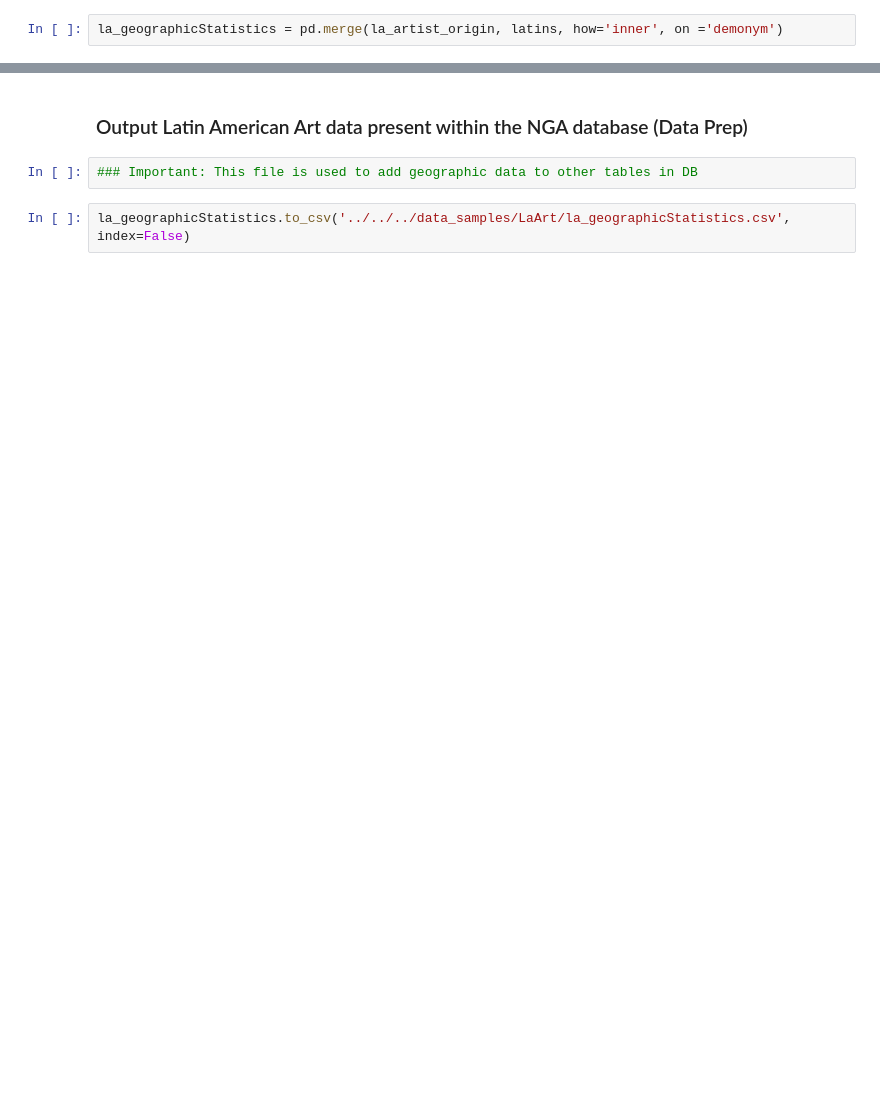
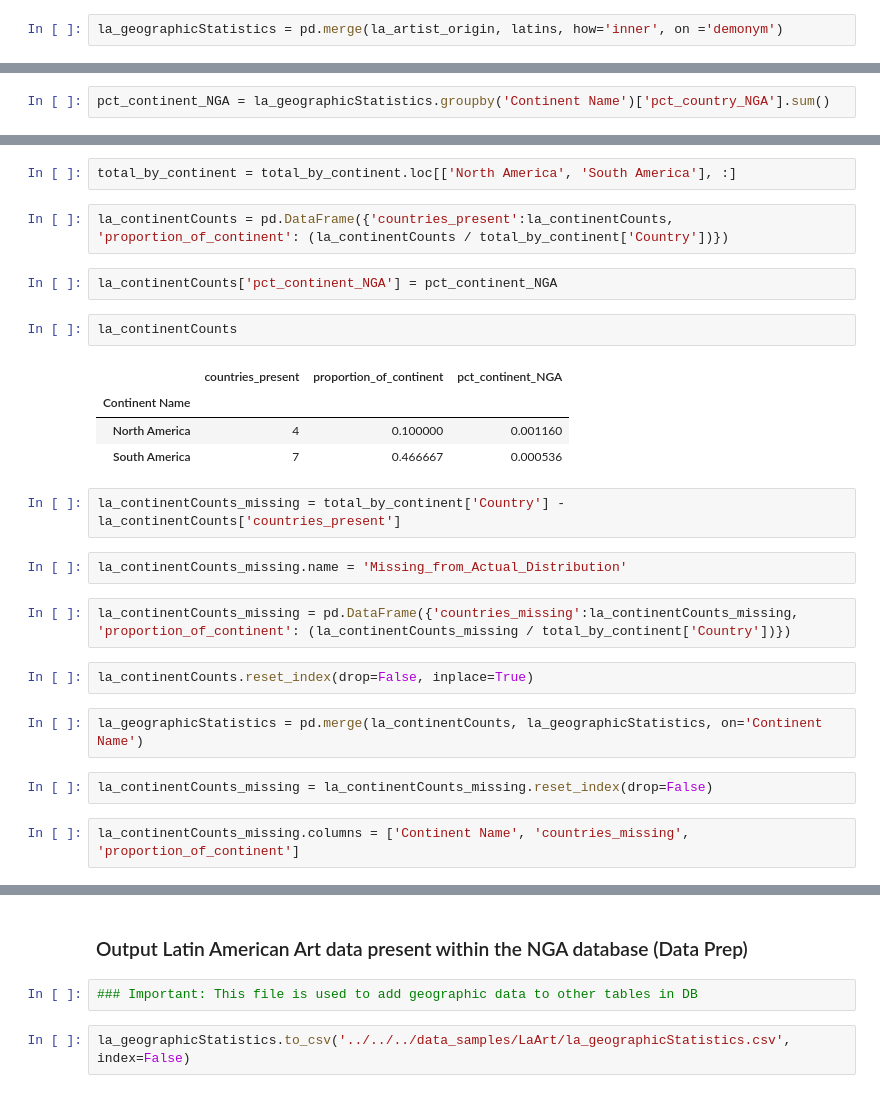
Before and after one commit to Bryan-Az/Art_and_Ai, a Jupyter notebook: notebooks/data_prep/feature_engineering/extract_LaArt.ipynb, the cells around one changed output, grey strips where cells are left out. Saved outputs shown, nothing was run; the diff lists cells and outputs as text; blank space fills up the shorter version.

Commit message:
matching columns in both pipelines

```diff
--- a/notebooks/data_prep/feature_engineering/extract_LaArt.ipynb
+++ b/notebooks/data_prep/feature_engineering/extract_LaArt.ipynb
@@ -126,0 +175,2 @@ la_geographicStatistics = pd.merge(la_artist_origin, latins, how='inner', on ='d
+# %%
+pct_continent_NGA = la_geographicStatistics.groupby('Continent Name')['pct_country_NGA'].sum()
@@ -126,0 +196,27 @@ la_geographicStatistics = pd.merge(la_artist_origin, latins, how='inner', on ='d
+# %%
+total_by_continent = total_by_continent.loc[['North America', 'South America'], :]
+# %%
+la_continentCounts = pd.DataFrame({'countries_present':la_continentCounts, 'proportion_of_continent': (la_continentCounts / total_by_continent['Country'])})
+# %%
+la_continentCounts['pct_continent_NGA'] = pct_continent_NGA
+# %%
+la_continentCounts
+# %% [output]
+|  | countries_present | proportion_of_continent | pct_continent_NGA |
+| Continent Name |  |  |  |
+| North America | 4 | 0.100000 | 0.001160 |
+| South America | 7 | 0.466667 | 0.000536 |
+# %%
+la_continentCounts_missing = total_by_continent['Country'] - la_continentCounts['countries_present']
+# %%
+la_continentCounts_missing.name = 'Missing_from_Actual_Distribution'
+# %%
+la_continentCounts_missing = pd.DataFrame({'countries_missing':la_continentCounts_missing, 'proportion_of_continent': (la_continentCounts_missing / total_by_continent['Country'])})
+# %%
+la_continentCounts.reset_index(drop=False, inplace=True)
+# %%
+la_geographicStatistics = pd.merge(la_continentCounts, la_geographicStatistics, on='Continent Name')
+# %%
+la_continentCounts_missing = la_continentCounts_missing.reset_index(drop=False)
+# %%
+la_continentCounts_missing.columns = ['Continent Name', 'countries_missing', 'proportion_of_continent']
```
Also changed, not shown: parts of 31 cells of this notebook, 3 other files.
